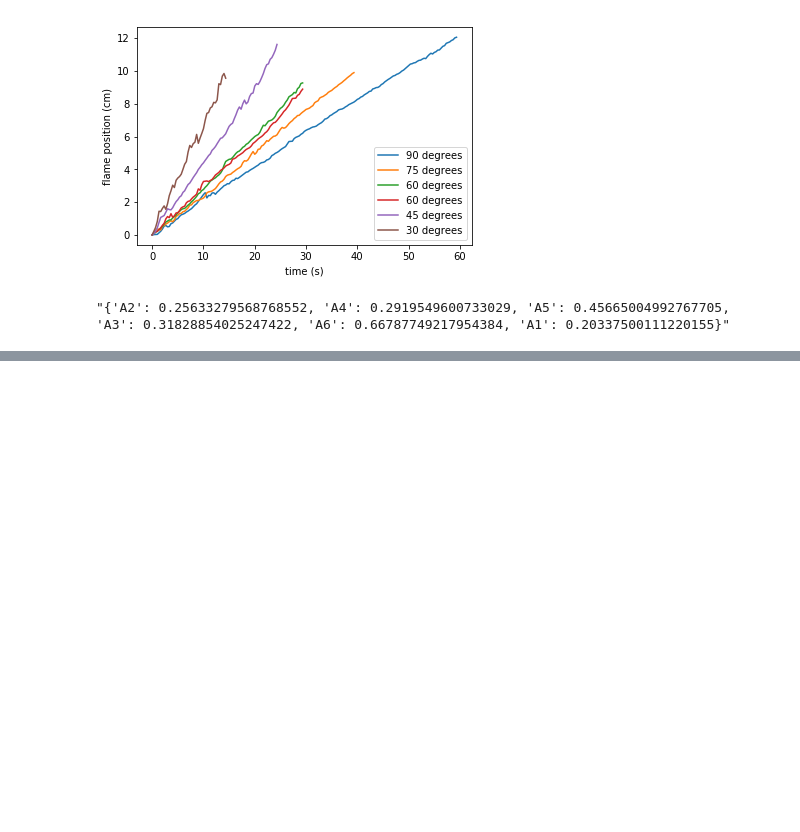
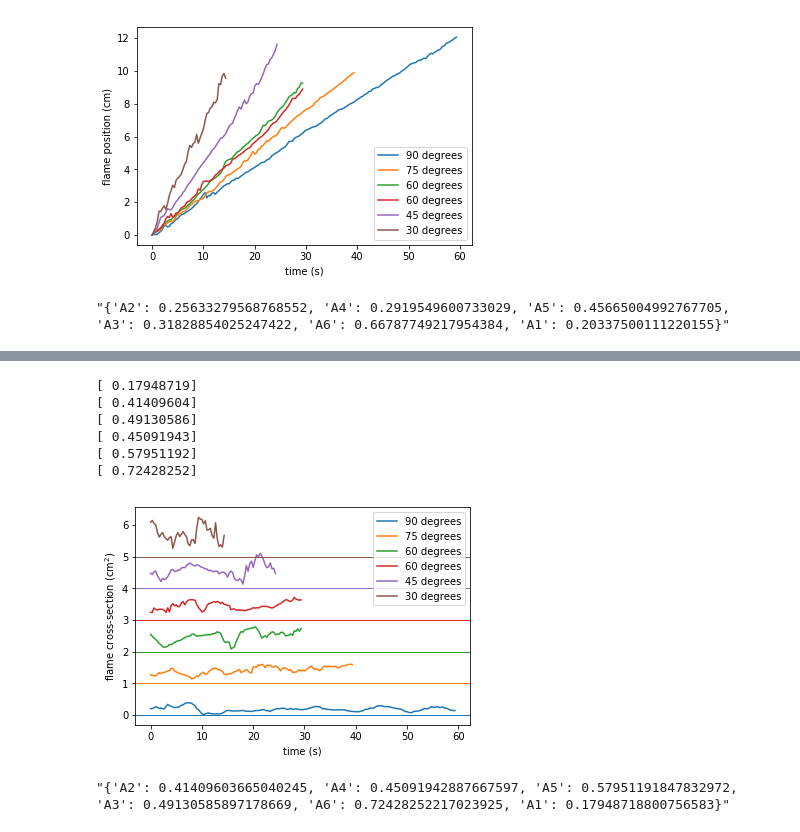
Before and after one commit to cigar-research/cigar-research, a Jupyter notebook: cedar-analysis/flame_velocity_analysis.ipynb, the cells around one changed output, grey strips where cells are left out. Saved outputs shown, nothing was run; the diff lists cells and outputs as text; code cells hidden in the pictures; blank space fills up the shorter version.

Commit message:
Analyse flame size data

```diff
--- a/cedar-analysis/flame_velocity_analysis.ipynb
+++ b/cedar-analysis/flame_velocity_analysis.ipynb
@@ -67,0 +69,39 @@ plt.savefig("plots/flame_velocities.png", dpi=300)
+# %%
+flame_velocities = {}
+
+avg_flame_sizes = {}
+
+i = 0
+for m in A_msmts:
+    data = np.load(os.path.join("data", m + ".npz"))
+    t = data["flame_tracked_data"][:,0] / data["fps"]
+    x = data["flame_tracked_data"][:,5]
+    valid_points = (t > valid_time_ranges[m][0]) & (t < valid_time_ranges[m][1])
+    start_point = np.flatnonzero(valid_points)[0]
+
+    avg_flame_sizes[m] = np.mean(x[valid_points])
+
+    p, = plt.plot(t[valid_points] - t[start_point], x[valid_points] + i, label="%.0f degrees" % angles[m])
+    plt.axhline(y=i, color=p.get_color(), linewidth=1)
+    fr = np.polyfit(t[valid_points], x[valid_points], 0.5)
+    flame_velocities[m] = fr[0]
+    print(fr)
+    i += 1
+
+plt.legend()
+plt.xlabel("time (s)")
+plt.ylabel("flame cross-section (cm$^2$)")
+
+plt.savefig("plots/flame_size_trace.png", dpi=300)
+# %% [output]
+[ 0.17948719]
+[ 0.41409604]
+[ 0.49130586]
+[ 0.45091943]
+[ 0.57951192]
+[ 0.72428252]
+[figure, added]
+# %%
+repr(avg_flame_sizes)
+# %% [output]
+"{'A2': 0.41409603665040245, 'A4': 0.45091942887667597, 'A5': 0.57951191847832972, 'A3': 0.49130585897178669, 'A6': 0.72428252217023925, 'A1': 0.17948718800756583}"
```
Also changed, not shown: parts of 2 cells of this notebook, 11 other files.
